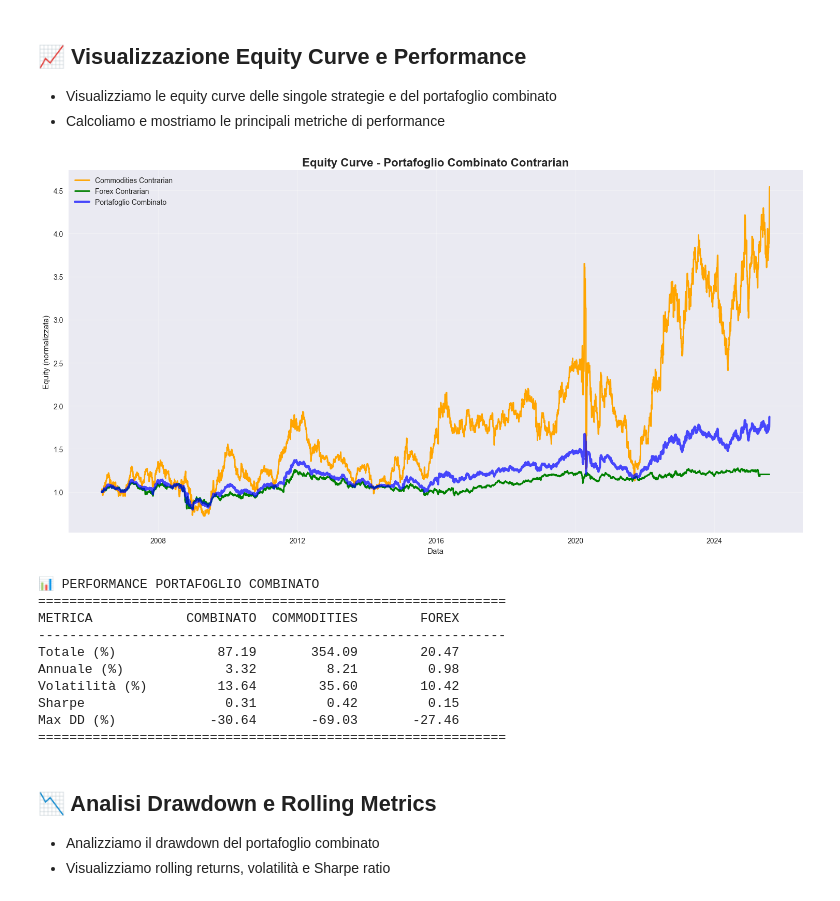
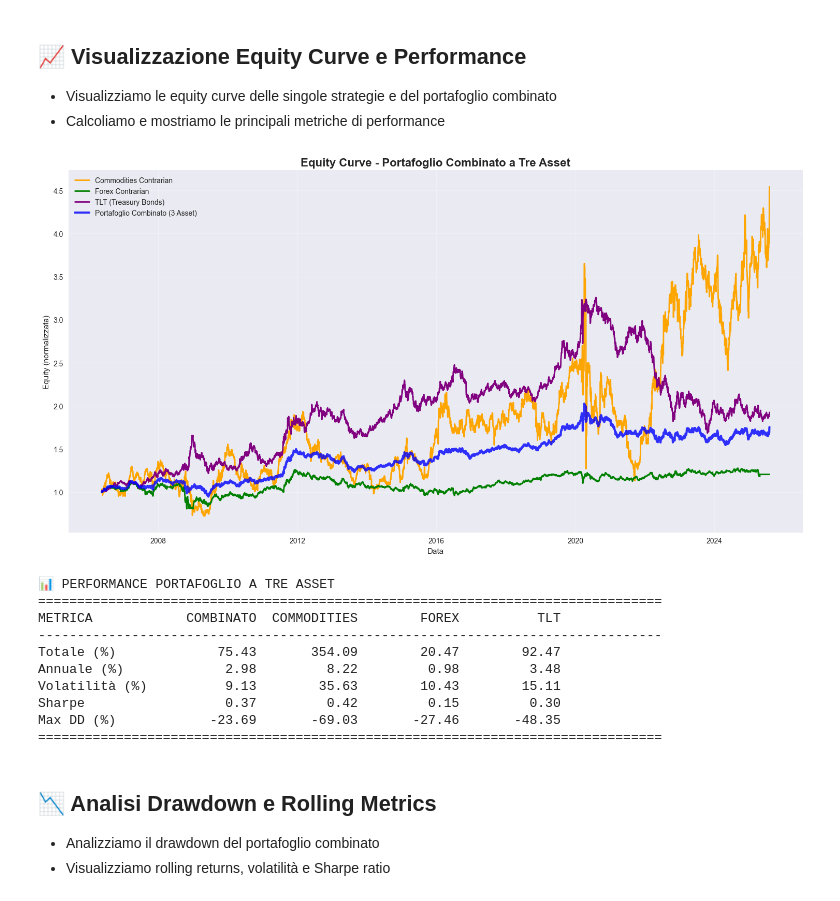
Before and after one commit to edoardoCame/fx_mom, a Jupyter notebook: notebooks/contrarian_portfolio_combined.ipynb, the cells around one changed output. Saved outputs shown, nothing was run; the diff lists cells and outputs as text; code cells hidden in the pictures.

Commit message:
Implement code changes to enhance functionality and improve performance

```diff
--- a/notebooks/contrarian_portfolio_combined.ipynb
+++ b/notebooks/contrarian_portfolio_combined.ipynb
@@ -203,53 +297,55 @@ Prime 5 date comuni: [Timestamp('2006-05-17 00:00:00'), Timestamp('2006-05-18 00
 # %%
 plt.figure(figsize=(15, 8))
 plt.plot(commodities_eq_norm.index, commodities_eq_norm.values, label='Commodities Contrarian', color='orange', linewidth=2)
 plt.plot(forex_eq_norm.index, forex_eq_norm.values, label='Forex Contrarian', color='green', linewidth=2)
-plt.plot(portfolio_eq.index, portfolio_eq.values, label='Portafoglio Combinato', color='blue', linewidth=3, alpha=0.7)
-plt.title('Equity Curve - Portafoglio Combinato Contrarian', fontsize=16, fontweight='bold')
+plt.plot(tlt_eq_norm.index, tlt_eq_norm.values, label='TLT (Treasury Bonds)', color='purple', linewidth=2)
+plt.plot(portfolio_eq.index, portfolio_eq.values, label='Portafoglio Combinato (3 Asset)', color='blue', linewidth=3, alpha=0.8)
+plt.title('Equity Curve - Portafoglio Combinato a Tre Asset', fontsize=16, fontweight='bold')
 plt.ylabel('Equity (normalizzata)')
 plt.xlabel('Data')
 plt.legend()
 plt.grid(True, alpha=0.3)
 plt.tight_layout()
 plt.show()
 
-# Calcolo metriche
+# Calcolo metriche per tutti e quattro gli asset/portfolio
 from collections import OrderedDict
 
 def perf_stats(equity, returns):
     stats = OrderedDict()
     stats['Totale (%)'] = (equity.iloc[-1] - 1) * 100
     stats['Annuale (%)'] = ((equity.iloc[-1] ** (252 / len(equity))) - 1) * 100
     stats['Volatilità (%)'] = returns.std() * np.sqrt(252) * 100
     stats['Sharpe'] = (returns.mean() * 252) / (returns.std() * np.sqrt(252))
     running_max = equity.cummax()
     drawdown = (equity / running_max) - 1
     stats['Max DD (%)'] = drawdown.min() * 100
     return stats
 
-stats_comb = perf_stats(portfolio_eq, portfolio_returns)
-stats_com = perf_stats(commodities_eq_norm, commodities_eq_norm.pct_change().fillna(0))
-stats_fx = perf_stats(forex_eq_norm, forex_eq_norm.pct_change().fillna(0))
+stats_combined = perf_stats(portfolio_eq, portfolio_returns)
+stats_commodities = perf_stats(commodities_eq_norm, commodities_eq_norm.pct_change().fillna(0))
+stats_forex = perf_stats(forex_eq_norm, forex_eq_norm.pct_change().fillna(0))
+stats_tlt = perf_stats(tlt_eq_norm, tlt_eq_norm.pct_change().fillna(0))
 
-print('📊 PERFORMANCE PORTAFOGLIO COMBINATO')
-print('='*60)
-print(f"{'METRICA':<15} {'COMBINATO':>12} {'COMMODITIES':>12} {'FOREX':>12}")
-print('-'*60)
-for k in stats_comb.keys():
-    print(f"{k:<15} {stats_comb[k]:>12.2f} {stats_com[k]:>12.2f} {stats_fx[k]:>12.2f}")
-print('='*60)
+print('📊 PERFORMANCE PORTAFOGLIO A TRE ASSET')
+print('='*80)
+print(f"{'METRICA':<15} {'COMBINATO':>12} {'COMMODITIES':>12} {'FOREX':>12} {'TLT':>12}")
+print('-'*80)
+for k in stats_combined.keys():
+    print(f"{k:<15} {stats_combined[k]:>12.2f} {stats_commodities[k]:>12.2f} {stats_forex[k]:>12.2f} {stats_tlt[k]:>12.2f}")
+print('='*80)
 # %% [output]
-[figure, old version]
+[figure, new version]
-📊 PERFORMANCE PORTAFOGLIO COMBINATO
-============================================================
-METRICA            COMBINATO  COMMODITIES        FOREX
-------------------------------------------------------------
-Totale (%)             87.19       354.09        20.47
-Annuale (%)             3.32         8.21         0.98
-Volatilità (%)         13.64        35.60        10.42
-Sharpe                  0.31         0.42         0.15
-Max DD (%)            -30.64       -69.03       -27.46
-============================================================
+📊 PERFORMANCE PORTAFOGLIO A TRE ASSET
+================================================================================
+METRICA            COMBINATO  COMMODITIES        FOREX          TLT
+--------------------------------------------------------------------------------
+Totale (%)             75.43       354.09        20.47        92.47
+Annuale (%)             2.98         8.22         0.98         3.48
+Volatilità (%)          9.13        35.63        10.43        15.11
+Sharpe                  0.37         0.42         0.15         0.30
+Max DD (%)            -23.69       -69.03       -27.46       -48.35
+================================================================================
 # %% [markdown]
 ## 📉 Analisi Drawdown e Rolling Metrics
 
```
Also changed, not shown: parts of 11 cells of this notebook.
